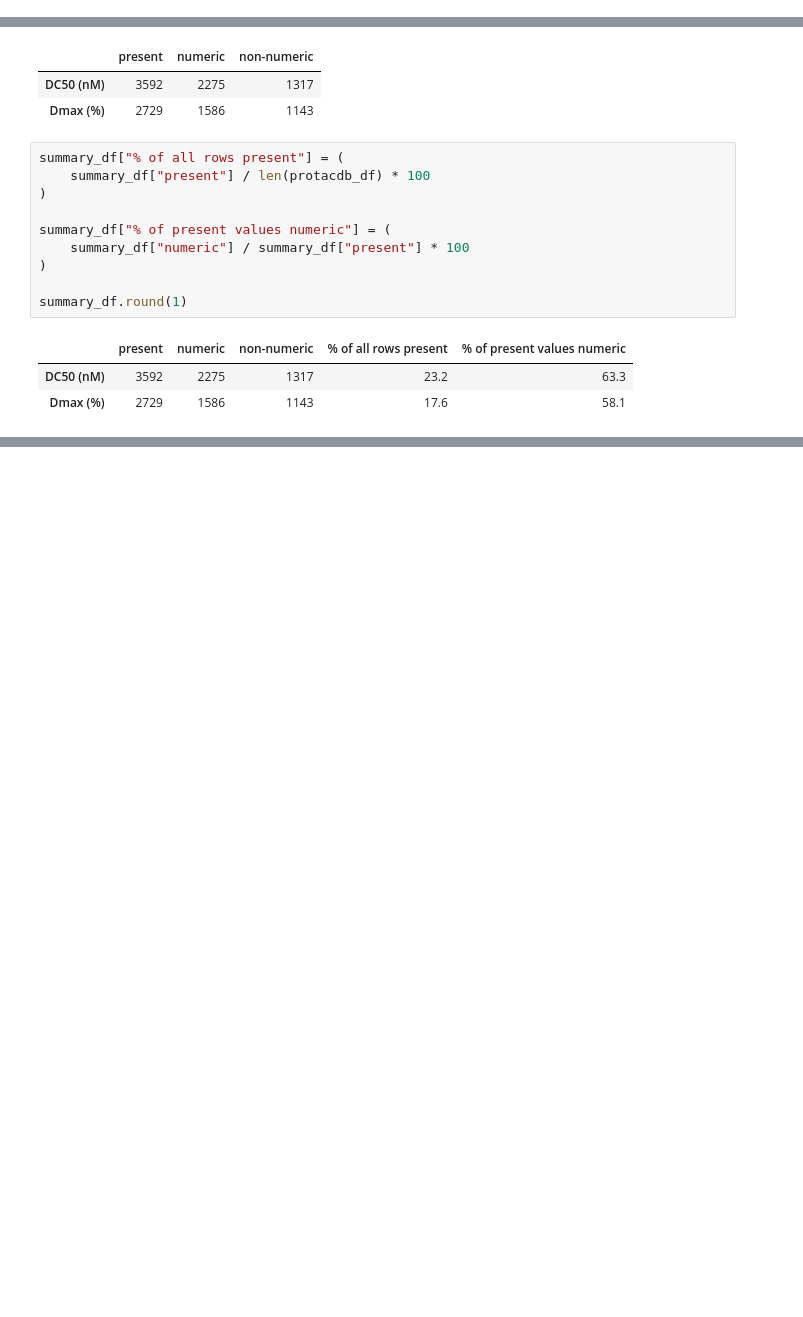
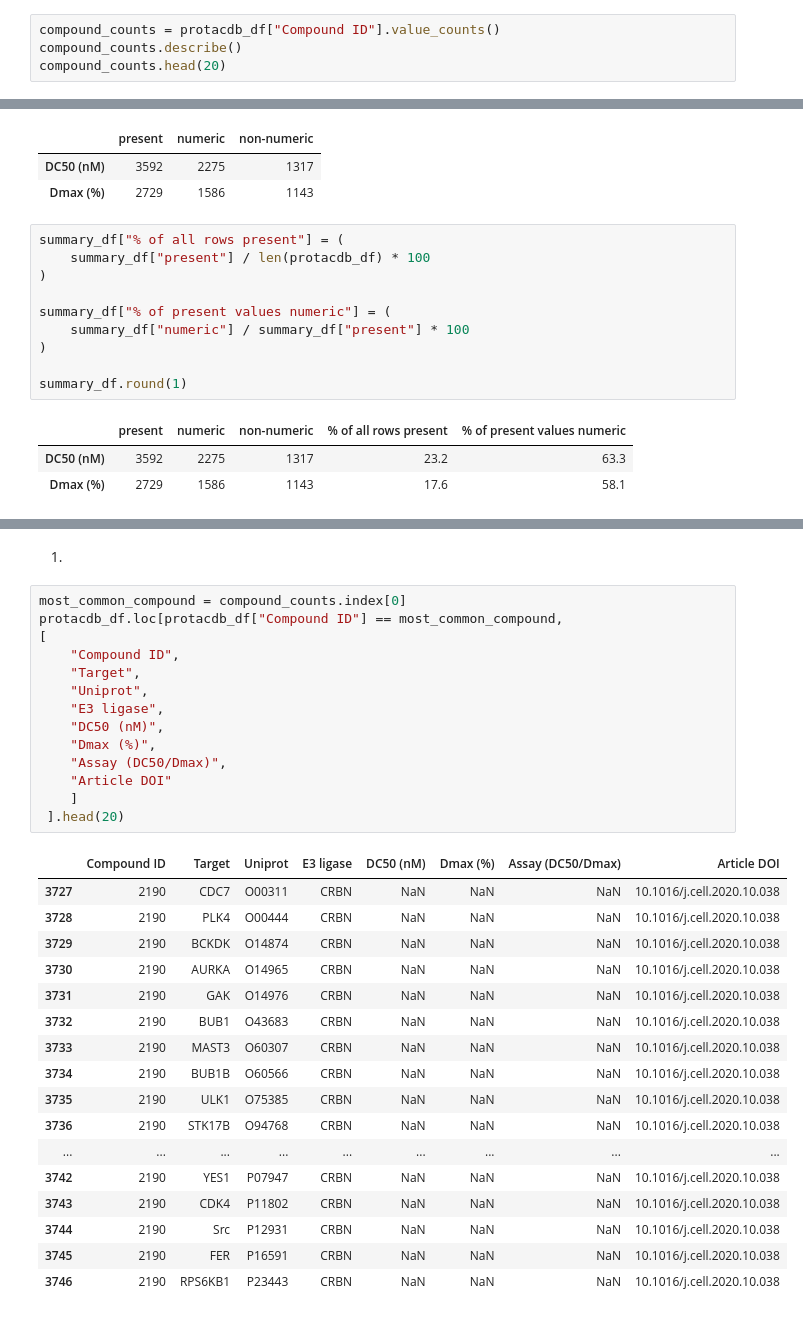
Before and after one commit to lianannielin27/protac-degredation, a Jupyter notebook: notebooks/01_explore_protac_db.ipynb, the cells around one changed output, grey strips where cells are left out. Drawn from its saved outputs; the diff is of its cells as text; blank space fills up the shorter version.

```diff
--- a/notebooks/01_explore_protac_db.ipynb
+++ b/notebooks/01_explore_protac_db.ipynb
@@ -71,0 +78,4 @@ print(f"Unique SMILES: {protacdb_df['Smiles'].nunique():,}")
+# %%
+compound_counts = protacdb_df["Compound ID"].value_counts()
+compound_counts.describe()
+compound_counts.head(20)
@@ -256,0 +296,34 @@ summary_df.round(1)
+# %% [markdown]
+1.
+# %%
+most_common_compound = compound_counts.index[0]
+protacdb_df.loc[protacdb_df["Compound ID"] == most_common_compound,
+[
+    "Compound ID",
+    "Target",
+    "Uniprot",
+    "E3 ligase",
+    "DC50 (nM)",
+    "Dmax (%)",
+    "Assay (DC50/Dmax)",
+    "Article DOI"
+    ]
+ ].head(20)
+# %% [output]
+|  | Compound ID | Target | Uniprot | E3 ligase | DC50 (nM) | Dmax (%) | Assay (DC50/Dmax) | Article DOI |
+| 3727 | 2190 | CDC7 | O00311 | CRBN | NaN | NaN | NaN | 10.1016/j.cell.2020.10.038 |
+| 3728 | 2190 | PLK4 | O00444 | CRBN | NaN | NaN | NaN | 10.1016/j.cell.2020.10.038 |
+| 3729 | 2190 | BCKDK | O14874 | CRBN | NaN | NaN | NaN | 10.1016/j.cell.2020.10.038 |
+| 3730 | 2190 | AURKA | O14965 | CRBN | NaN | NaN | NaN | 10.1016/j.cell.2020.10.038 |
+| 3731 | 2190 | GAK | O14976 | CRBN | NaN | NaN | NaN | 10.1016/j.cell.2020.10.038 |
+| 3732 | 2190 | BUB1 | O43683 | CRBN | NaN | NaN | NaN | 10.1016/j.cell.2020.10.038 |
+| 3733 | 2190 | MAST3 | O60307 | CRBN | NaN | NaN | NaN | 10.1016/j.cell.2020.10.038 |
+| 3734 | 2190 | BUB1B | O60566 | CRBN | NaN | NaN | NaN | 10.1016/j.cell.2020.10.038 |
+| 3735 | 2190 | ULK1 | O75385 | CRBN | NaN | NaN | NaN | 10.1016/j.cell.2020.10.038 |
+| 3736 | 2190 | STK17B | O94768 | CRBN | NaN | NaN | NaN | 10.1016/j.cell.2020.10.038 |
+| ... | ... | ... | ... | ... | ... | ... | ... | ... |
+| 3742 | 2190 | YES1 | P07947 | CRBN | NaN | NaN | NaN | 10.1016/j.cell.2020.10.038 |
+| 3743 | 2190 | CDK4 | P11802 | CRBN | NaN | NaN | NaN | 10.1016/j.cell.2020.10.038 |
+| 3744 | 2190 | Src | P12931 | CRBN | NaN | NaN | NaN | 10.1016/j.cell.2020.10.038 |
+| 3745 | 2190 | FER | P16591 | CRBN | NaN | NaN | NaN | 10.1016/j.cell.2020.10.038 |
+| 3746 | 2190 | RPS6KB1 | P23443 | CRBN | NaN | NaN | NaN | 10.1016/j.cell.2020.10.038 |
```
Also changed, not shown: parts of 14 cells of this notebook, 5 other files.
